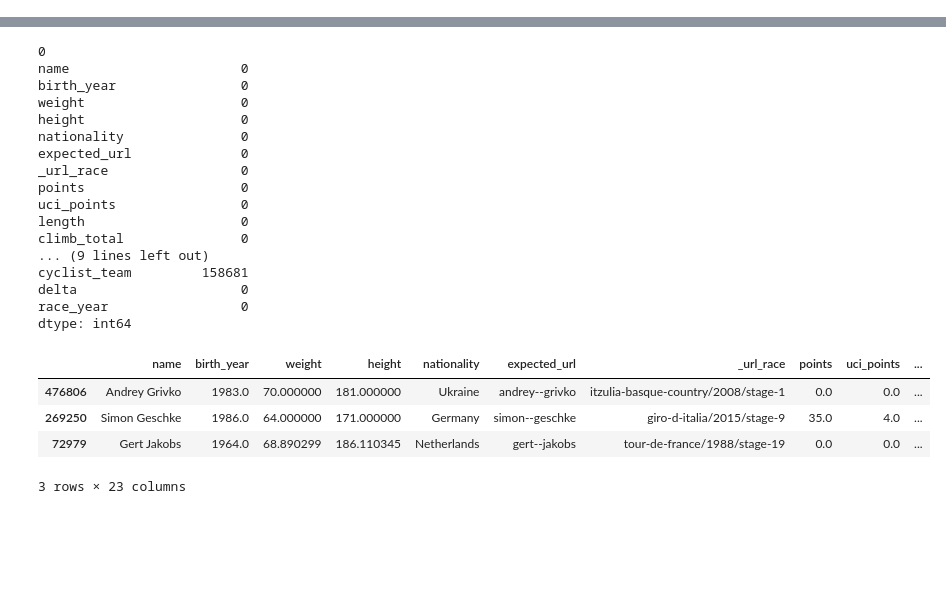
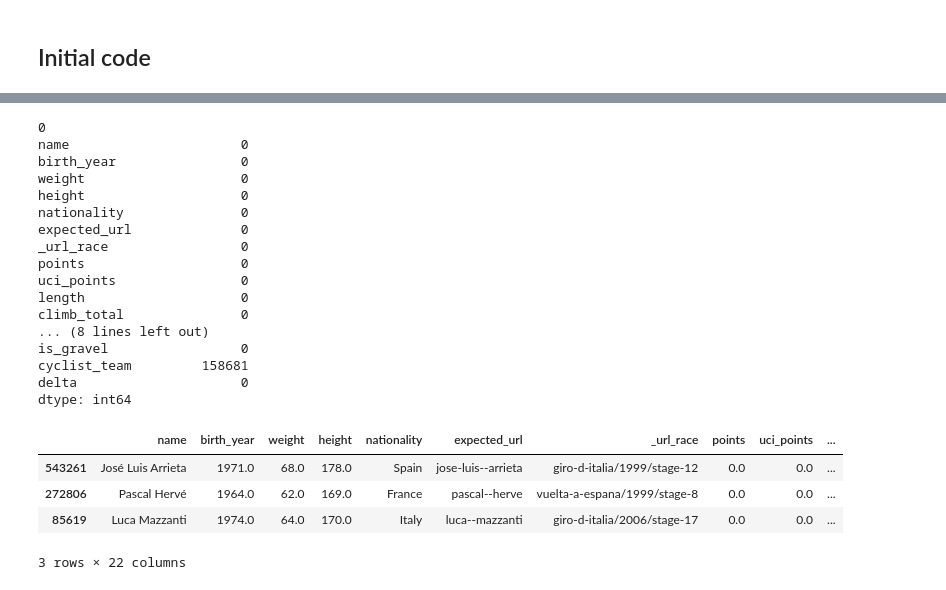
Before and after one commit to lesi-nedo/dm_project24_group_11, a Jupyter notebook: extra_notebooks/OlekisyOutliersAnal.ipynb, the cells around one changed output, grey strips where cells are left out. Drawn from its saved outputs; the diff is of its cells as text; code cells hidden in the pictures; blank space fills up the shorter version.

```diff
--- a/extra_notebooks/OlekisyOutliersAnal.ipynb
+++ b/extra_notebooks/OlekisyOutliersAnal.ipynb
@@ -1,3 +1,5 @@
+# %% [markdown]
+## Initial code
 # %%
 import os
 import sys
@@ -55,34 +58,34 @@ INFO: Pandarallel will use Memory file system to transfer data between the main
 # %%
 DatasetRaces = pd.read_csv("../dataset/races_filled.csv")
 DatasetCyclists = pd.read_csv("../dataset/cyclists_filled.csv")
 
 MergedDataset = pd.merge(DatasetCyclists, DatasetRaces.drop(columns=['name']), left_on='_url', right_on='cyclist', suffixes=('_cyclist', '_race')).drop(columns=['_url_cyclist'])
-
+del MergedDataset['race_year']
 
 print(MergedDataset.duplicated().sum())
 print(MergedDataset.isnull().sum())
 
 MergedDataset.sample(3)
 # %% [output]
 0
 name                      0
 birth_year                0
 weight                    0
 height                    0
 nationality               0
 expected_url              0
 _url_race                 0
 points                    0
 uci_points                0
 length                    0
 climb_total               0
-... (9 lines left out)
+... (8 lines left out)
+is_gravel                 0
 cyclist_team         158681
 delta                     0
-race_year                 0
 dtype: int64
 |  | name | birth_year | weight | height | nationality | expected_url | _url_race | points | uci_points | ... |
-| 476806 | Andrey Grivko | 1983.0 | 70.000000 | 181.000000 | Ukraine | andrey--grivko | itzulia-basque-country/2008/stage-1 | 0.0 | 0.0 | ... |
-| 269250 | Simon Geschke | 1986.0 | 64.000000 | 171.000000 | Germany | simon--geschke | giro-d-italia/2015/stage-9 | 35.0 | 4.0 | ... |
-| 72979 | Gert Jakobs | 1964.0 | 68.890299 | 186.110345 | Netherlands | gert--jakobs | tour-de-france/1988/stage-19 | 0.0 | 0.0 | ... |
+| 543261 | José Luis Arrieta | 1971.0 | 68.0 | 178.0 | Spain | jose-luis--arrieta | giro-d-italia/1999/stage-12 | 0.0 | 0.0 | ... |
+| 272806 | Pascal Hervé | 1964.0 | 62.0 | 169.0 | France | pascal--herve | vuelta-a-espana/1999/stage-8 | 0.0 | 0.0 | ... |
+| 85619 | Luca Mazzanti | 1974.0 | 64.0 | 170.0 | Italy | luca--mazzanti | giro-d-italia/2006/stage-17 | 0.0 | 0.0 | ... |
-3 rows × 23 columns
+3 rows × 22 columns
```
Also changed, not shown: parts of 12 cells of this notebook, 1 other file.
